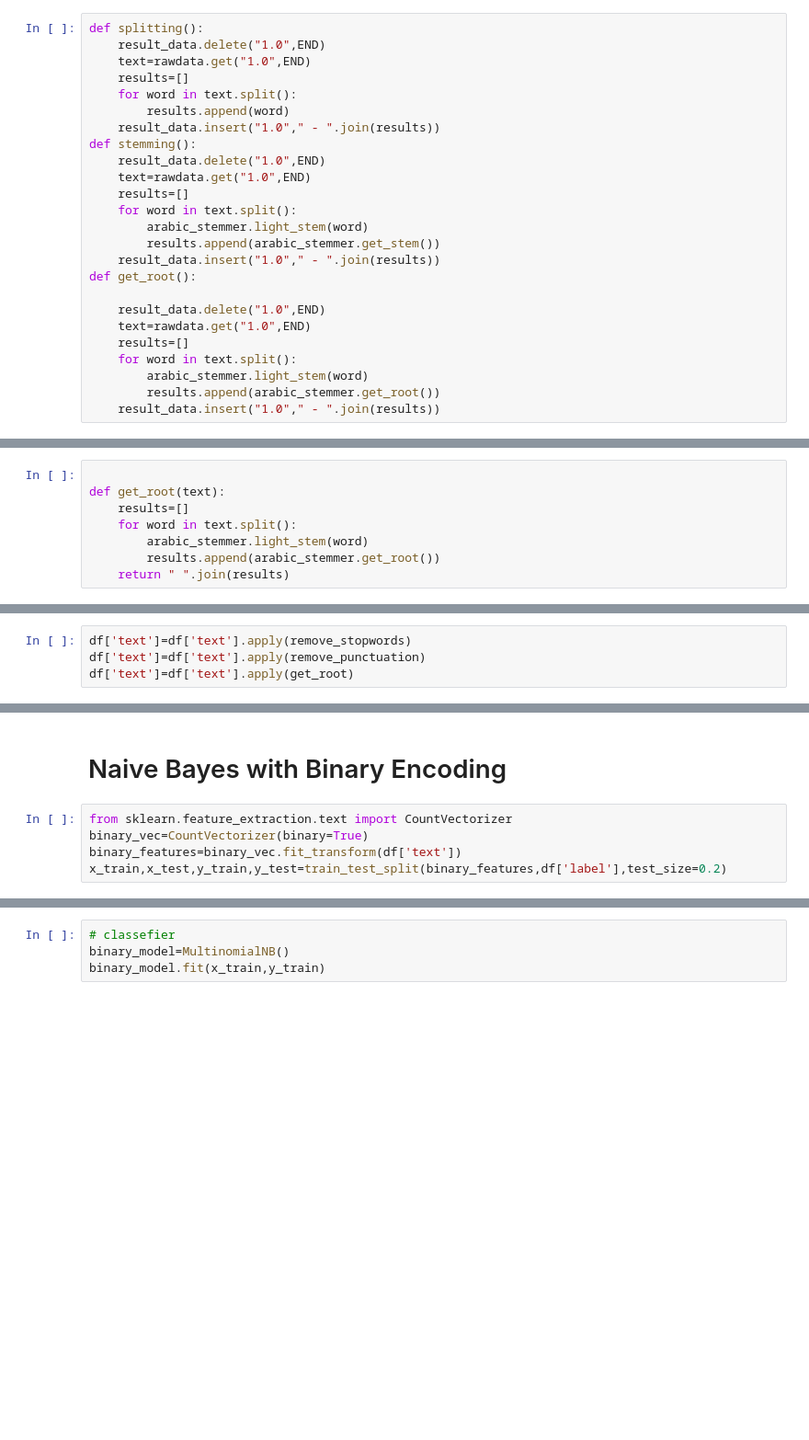
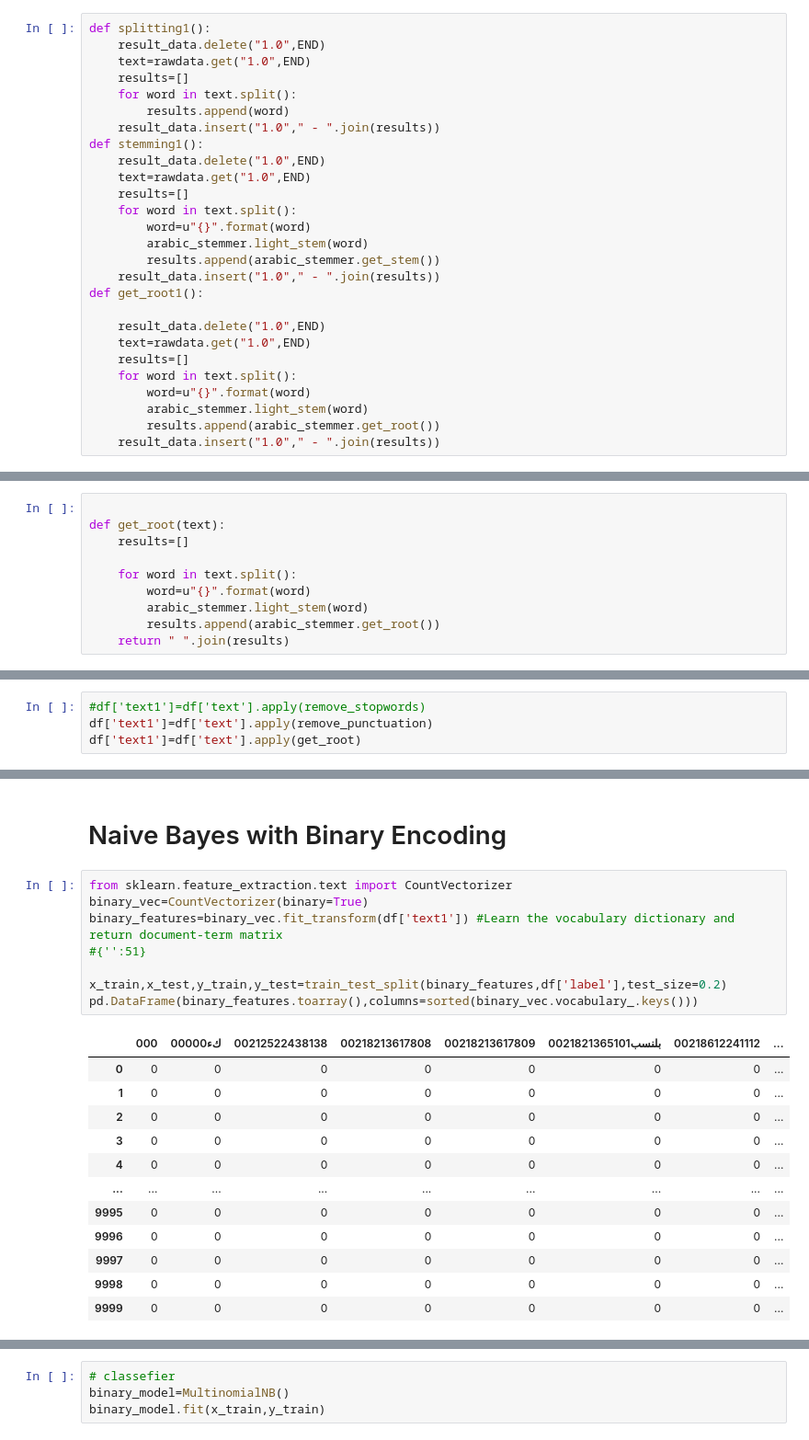
Before and after one commit to wshehab99/arabic-fake-news-detection, a Jupyter notebook: fake_news_detection_arabic .ipynb, the cells around one changed output, grey strips where cells are left out. Shown: that part at 92% size. Drawn from its saved outputs; the diff is of its cells as text; blank space fills up the shorter version.

```diff
--- a/fake_news_detection_arabic .ipynb
+++ b/fake_news_detection_arabic .ipynb
@@ -76,27 +104,29 @@ def choose_text():
     rawdata.delete('1.0',END)
     rawdata.insert("1.0",df['text'][n])
 # %%
-def splitting():
+def splitting1():
     result_data.delete("1.0",END)
     text=rawdata.get("1.0",END)
     results=[]
     for word in text.split():
         results.append(word)
     result_data.insert("1.0"," - ".join(results))
-def stemming():
+def stemming1():
     result_data.delete("1.0",END)
     text=rawdata.get("1.0",END)
     results=[]
     for word in text.split():
+        word=u"{}".format(word)
         arabic_stemmer.light_stem(word)
         results.append(arabic_stemmer.get_stem())
     result_data.insert("1.0"," - ".join(results))
-def get_root():
+def get_root1():
 
     result_data.delete("1.0",END)
     text=rawdata.get("1.0",END)
     results=[]
     for word in text.split():
+        word=u"{}".format(word)
         arabic_stemmer.light_stem(word)
         results.append(arabic_stemmer.get_root())
     result_data.insert("1.0"," - ".join(results))
@@ -181,16 +224,18 @@ def stemming(text):
 
 def get_root(text):
     results=[]
+
     for word in text.split():
+        word=u"{}".format(word)
         arabic_stemmer.light_stem(word)
         results.append(arabic_stemmer.get_root())
     return " ".join(results)
 # %% [markdown]
 # applay the preprocessing
 # %%
-df['text']=df['text'].apply(remove_stopwords)
-df['text']=df['text'].apply(remove_punctuation)
-df['text']=df['text'].apply(get_root)
+#df['text1']=df['text'].apply(remove_stopwords)
+df['text1']=df['text'].apply(remove_punctuation)
+df['text1']=df['text'].apply(get_root)
 # %% [markdown]
 # Naive Bayes with Tf_Idf
 # %%
@@ -235,5 +291,21 @@ print(confusion_matrix(y_test,tfidf_predected))
 # %%
 from sklearn.feature_extraction.text import CountVectorizer
 binary_vec=CountVectorizer(binary=True)
-binary_features=binary_vec.fit_transform(df['text'])
+binary_features=binary_vec.fit_transform(df['text1']) #Learn the vocabulary dictionary and return document-term matrix
+#{'':51}
+
 x_train,x_test,y_train,y_test=train_test_split(binary_features,df['label'],test_size=0.2)
+pd.DataFrame(binary_features.toarray(),columns=sorted(binary_vec.vocabulary_.keys()))
+# %% [output]
+|  | 000 | 00000كء | 00212522438138 | 00218213617808 | 00218213617809 | 0021821365101بلنسب | 00218612241112 | ... |
+| 0 | 0 | 0 | 0 | 0 | 0 | 0 | 0 | ... |
+| 1 | 0 | 0 | 0 | 0 | 0 | 0 | 0 | ... |
+| 2 | 0 | 0 | 0 | 0 | 0 | 0 | 0 | ... |
+| 3 | 0 | 0 | 0 | 0 | 0 | 0 | 0 | ... |
+| 4 | 0 | 0 | 0 | 0 | 0 | 0 | 0 | ... |
+| ... | ... | ... | ... | ... | ... | ... | ... | ... |
+| 9995 | 0 | 0 | 0 | 0 | 0 | 0 | 0 | ... |
+| 9996 | 0 | 0 | 0 | 0 | 0 | 0 | 0 | ... |
+| 9997 | 0 | 0 | 0 | 0 | 0 | 0 | 0 | ... |
+| 9998 | 0 | 0 | 0 | 0 | 0 | 0 | 0 | ... |
+| 9999 | 0 | 0 | 0 | 0 | 0 | 0 | 0 | ... |
```
Also changed, not shown: parts of 34 cells of this notebook.
